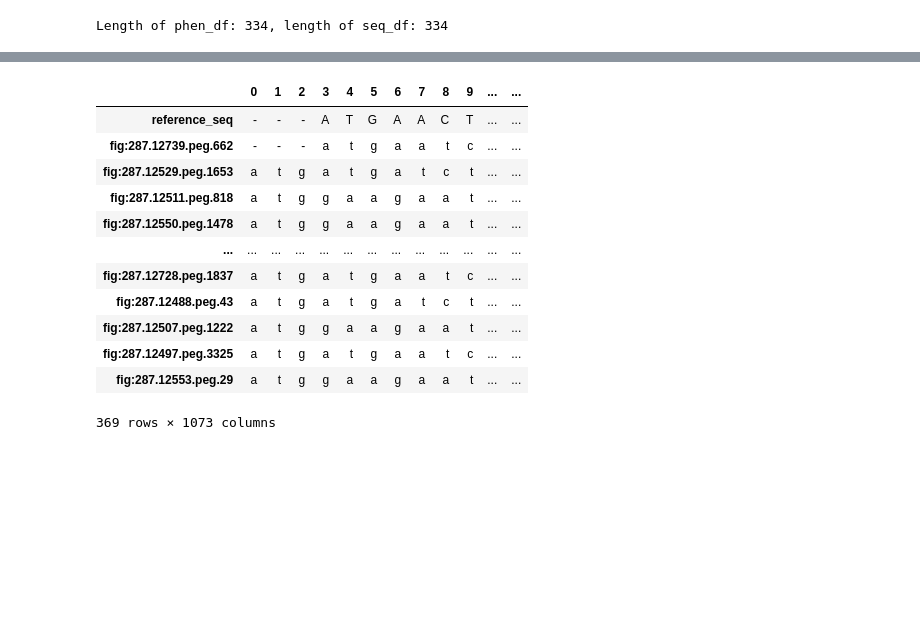
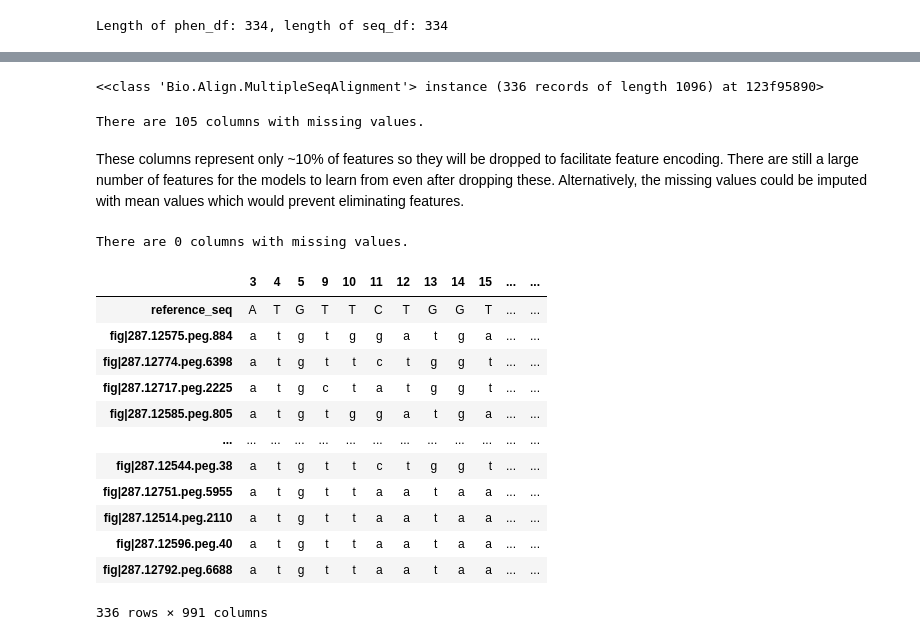
Before and after one commit to grahamgreene88/408-Research-Project, a Jupyter notebook: Antibiotic Resistance Prediction Notebook.ipynb, the cells around one changed output, grey strips where cells are left out. Drawn from its saved outputs; the diff is of its cells as text; code cells hidden in the pictures; blank space fills up the shorter version.

Commit message:
Finished cleaning missing values from msa data.

```diff
--- a/Antibiotic Resistance Prediction Notebook.ipynb
+++ b/Antibiotic Resistance Prediction Notebook.ipynb
@@ -167,0 +120,7 @@ msa_df
+# %%
+from Bio import AlignIO
+# Load MSA file in FASTA format
+msa = AlignIO.read('MSA - 04-11-23.afa', 'fasta')
+msa
+# %% [output]
+<<class 'Bio.Align.MultipleSeqAlignment'> instance (336 records of length 1096) at 123f95890>
@@ -168,20 +140,39 @@ msa_df
+# %%
+# Determining # columns with missing values
+na_columns = msa_df.columns[msa_df.isnull().any()]
+num_na_columns = len(na_columns)
+print(f"There are {num_na_columns} columns with missing values.")
+# %% [output]
+There are 105 columns with missing values.
+# %% [markdown]
+These columns represent only ~10% of features so they will be dropped to facilitate feature encoding. There are still a large number of features for the models to learn from even after dropping these. Alternatively, the missing values could be imputed with mean values which would prevent eliminating features.
+# %%
+# Dropping columns with missing values
+msa_df = msa_df.dropna(axis=1)
+# Ensuring columns have been dropped
+na_columns = msa_df.columns[msa_df.isnull().any()]
+num_na_columns = len(na_columns)
+print(f"There are {num_na_columns} columns with missing values.")
+# %% [output]
+There are 0 columns with missing values.
 # %%
 # Set the index labels to the BRC ID's for each isolate
 msa_df.index = [rec.id for rec in msa]
+msa_df.replace('|', ':', inplace=True)
 msa_df
 # %% [output]
-|  | 0 | 1 | 2 | 3 | 4 | 5 | 6 | 7 | 8 | 9 | ... | ... |
-| reference_seq | - | - | - | A | T | G | A | A | C | T | ... | ... |
-| fig:287.12739.peg.662 | - | - | - | a | t | g | a | a | t | c | ... | ... |
-| fig:287.12529.peg.1653 | a | t | g | a | t | g | a | t | c | t | ... | ... |
-| fig:287.12511.peg.818 | a | t | g | g | a | a | g | a | a | t | ... | ... |
-| fig:287.12550.peg.1478 | a | t | g | g | a | a | g | a | a | t | ... | ... |
+|  | 3 | 4 | 5 | 9 | 10 | 11 | 12 | 13 | 14 | 15 | ... | ... |
+| reference_seq | A | T | G | T | T | C | T | G | G | T | ... | ... |
+| fig|287.12575.peg.884 | a | t | g | t | g | g | a | t | g | a | ... | ... |
+| fig|287.12774.peg.6398 | a | t | g | t | t | c | t | g | g | t | ... | ... |
+| fig|287.12717.peg.2225 | a | t | g | c | t | a | t | g | g | t | ... | ... |
+| fig|287.12585.peg.805 | a | t | g | t | g | g | a | t | g | a | ... | ... |
 | ... | ... | ... | ... | ... | ... | ... | ... | ... | ... | ... | ... | ... |
-| fig:287.12728.peg.1837 | a | t | g | a | t | g | a | a | t | c | ... | ... |
-| fig:287.12488.peg.43 | a | t | g | a | t | g | a | t | c | t | ... | ... |
-| fig:287.12507.peg.1222 | a | t | g | g | a | a | g | a | a | t | ... | ... |
-| fig:287.12497.peg.3325 | a | t | g | a | t | g | a | a | t | c | ... | ... |
-| fig:287.12553.peg.29 | a | t | g | g | a | a | g | a | a | t | ... | ... |
+| fig|287.12544.peg.38 | a | t | g | t | t | c | t | g | g | t | ... | ... |
+| fig|287.12751.peg.5955 | a | t | g | t | t | a | a | t | a | a | ... | ... |
+| fig|287.12514.peg.2110 | a | t | g | t | t | a | a | t | a | a | ... | ... |
+| fig|287.12596.peg.40 | a | t | g | t | t | a | a | t | a | a | ... | ... |
+| fig|287.12792.peg.6688 | a | t | g | t | t | a | a | t | a | a | ... | ... |
-369 rows × 1073 columns
+336 rows × 991 columns
 # %%
 # Importing dataframe with corresponding BRC-ID's and strain names
```
Also changed, not shown: parts of 18 cells of this notebook, 1 other file.
